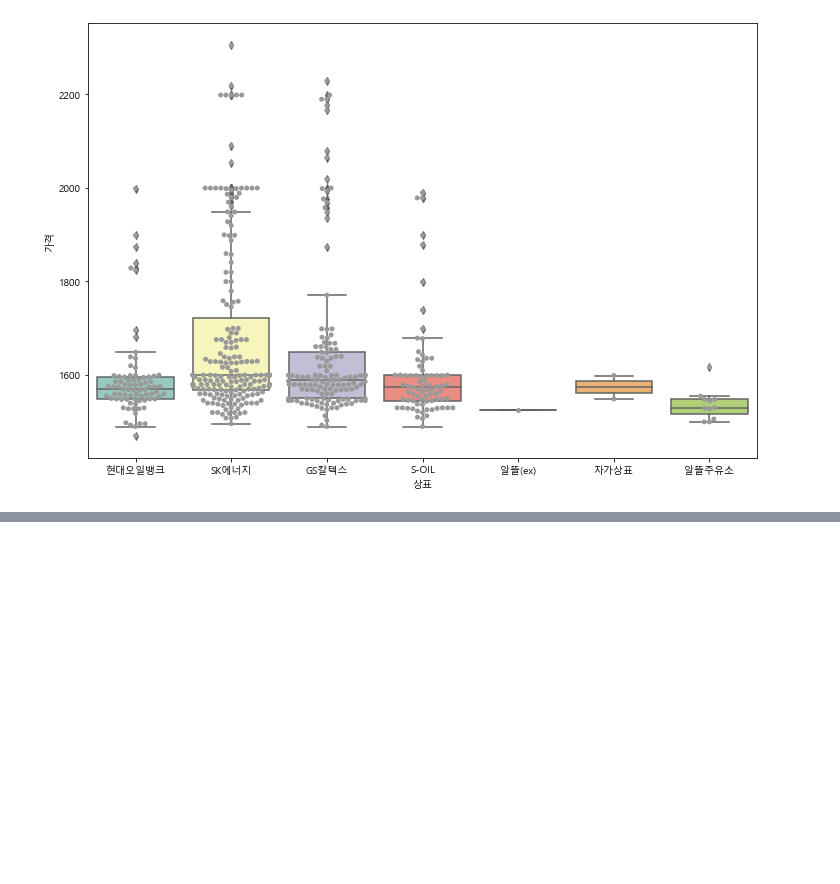
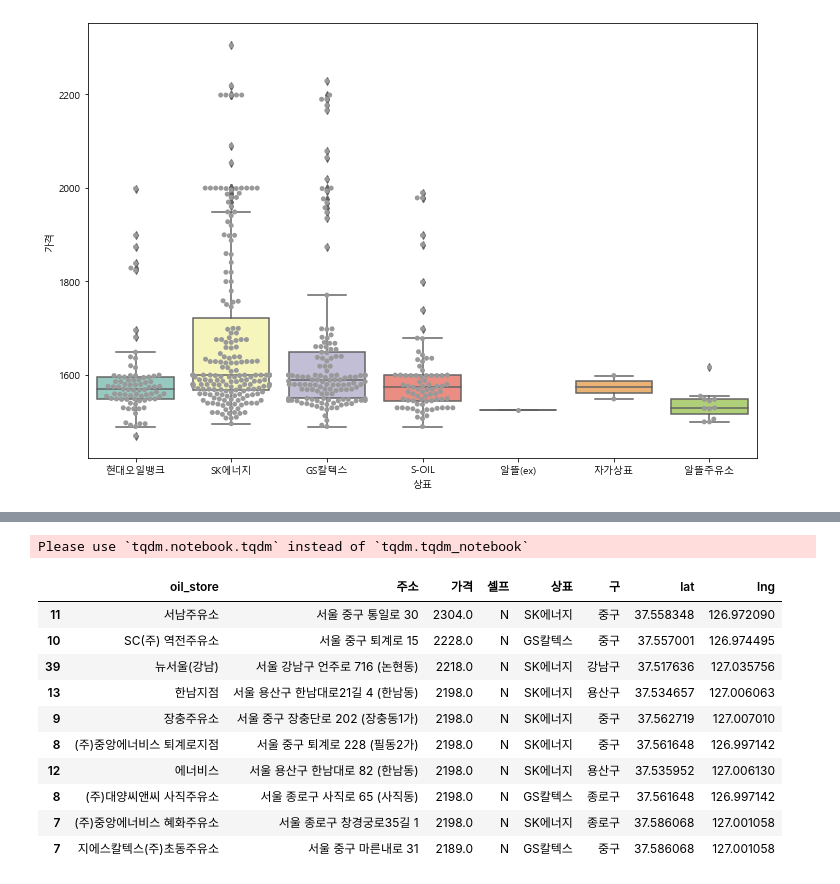
Before and after one commit to S-J-Kim/Python, a Jupyter notebook: Day 9/예제/data/크롤링두번째.ipynb, the cells around one changed output, grey strips where cells are left out. Saved outputs shown, nothing was run; the diff lists cells and outputs as text; code cells hidden in the pictures; blank space fills up the shorter version.

```diff
--- a/Day 9/예제/data/크롤링두번째.ipynb
+++ b/Day 9/예제/data/크롤링두번째.ipynb
@@ -394,0 +357,5 @@ plt.show()
+# %%
+oil_price_top10 = stations.sort_values(by='가격', ascending=False).head(10)
+oil_price_bot10 = stations.sort_values(by='가격').head(10)
+
+oil_price_bot10
@@ -394,0 +374,40 @@ plt.show()
+# %%
+gmap_key = 'AIzaSyA_sbgOrMmX3AtawUKSkjEqWqgEgVzjyW4'
+gmpas = googlemaps.Client(key=gmap_key)
+# %%
+from tqdm import tqdm_notebook
+
+lat = []
+lng = []
+
+for n in tqdm_notebook(oil_price_top10.index):
+    try:
+        tmp_add = str(oil_price_top10['주소'][n]).split('(')[0]
+        tmp_map = gmpas.geocode(tmp_add)
+
+        tmp_loc = tmp_map[0].get('geometry')
+        lat.append(tmp_loc['location']['lat'])
+        lng.append(tmp_loc['location']['lng'])
+
+    except:
+        lat.append(np.nan)
+        lng.append(np.nan)
+        print('NaN')
+
+oil_price_top10['lat'] = lat
+oil_price_top10['lng'] = lng
+
+oil_price_top10
+# %% [output]
+Please use `tqdm.notebook.tqdm` instead of `tqdm.tqdm_notebook`
+|  | oil_store | 주소 | 가격 | 셀프 | 상표 | 구 | lat | lng |
+| 11 | 서남주유소 | 서울 중구 통일로 30 | 2304.0 | N | SK에너지 | 중구 | 37.558348 | 126.972090 |
+| 10 | SC(주) 역전주유소 | 서울 중구 퇴계로 15 | 2228.0 | N | GS칼텍스 | 중구 | 37.557001 | 126.974495 |
+| 39 | 뉴서울(강남) | 서울 강남구 언주로 716 (논현동) | 2218.0 | N | SK에너지 | 강남구 | 37.517636 | 127.035756 |
+| 13 | 한남지점 | 서울 용산구 한남대로21길 4 (한남동) | 2198.0 | N | SK에너지 | 용산구 | 37.534657 | 127.006063 |
+| 9 | 장충주유소 | 서울 중구 장충단로 202 (장충동1가) | 2198.0 | N | SK에너지 | 중구 | 37.562719 | 127.007010 |
+| 8 | (주)중앙에너비스 퇴계로지점 | 서울 중구 퇴계로 228 (필동2가) | 2198.0 | N | SK에너지 | 중구 | 37.561648 | 126.997142 |
+| 12 | 에너비스 | 서울 용산구 한남대로 82 (한남동) | 2198.0 | N | SK에너지 | 용산구 | 37.535952 | 127.006130 |
+| 8 | (주)대양씨앤씨 사직주유소 | 서울 종로구 사직로 65 (사직동) | 2198.0 | N | GS칼텍스 | 종로구 | 37.561648 | 126.997142 |
+| 7 | (주)중앙에너비스 혜화주유소 | 서울 종로구 창경궁로35길 1 | 2198.0 | N | SK에너지 | 종로구 | 37.586068 | 127.001058 |
+| 7 | 지에스칼텍스(주)초동주유소 | 서울 중구 마른내로 31 | 2189.0 | N | GS칼텍스 | 중구 | 37.586068 | 127.001058 |
```
Also changed, not shown: parts of 30 cells of this notebook, 18 other files.
